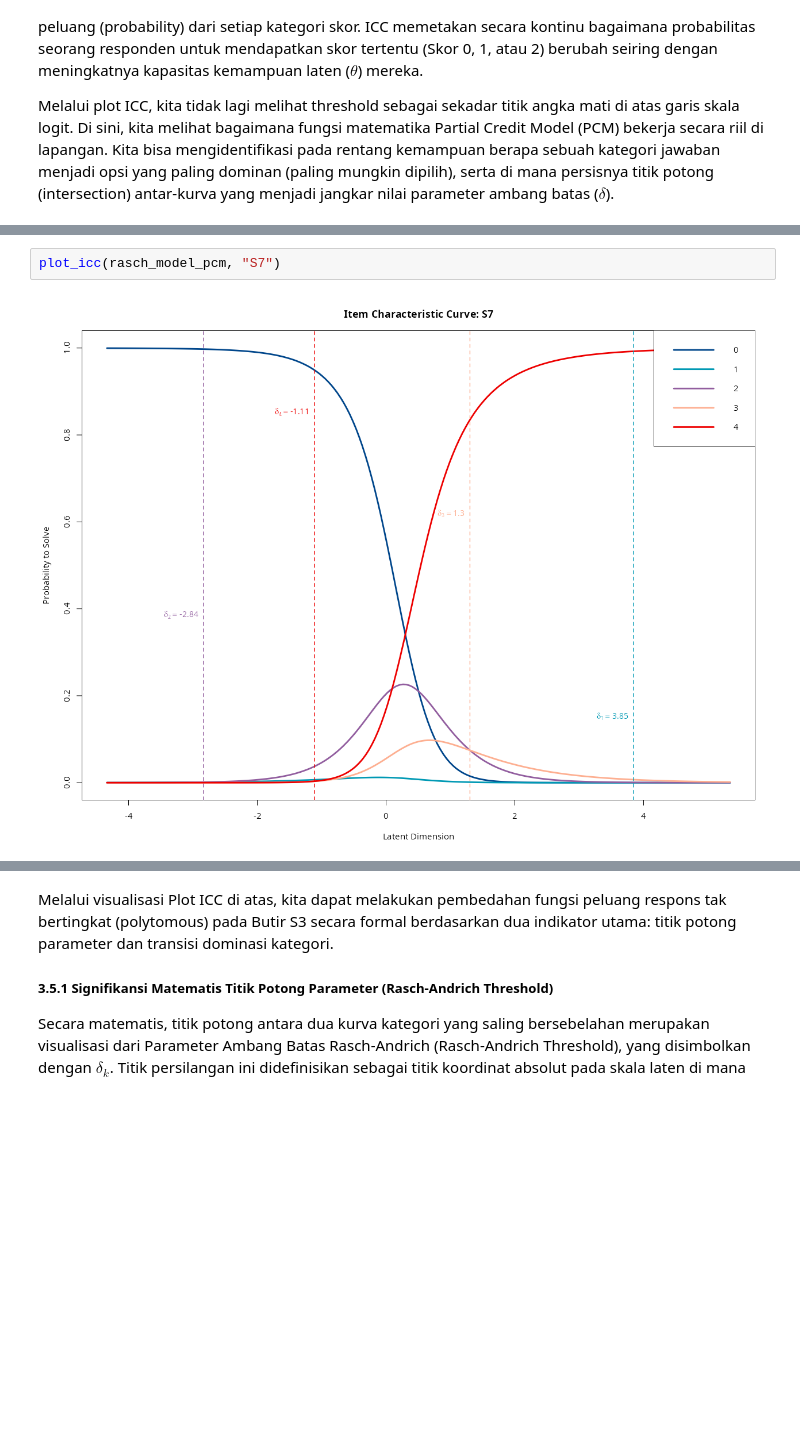
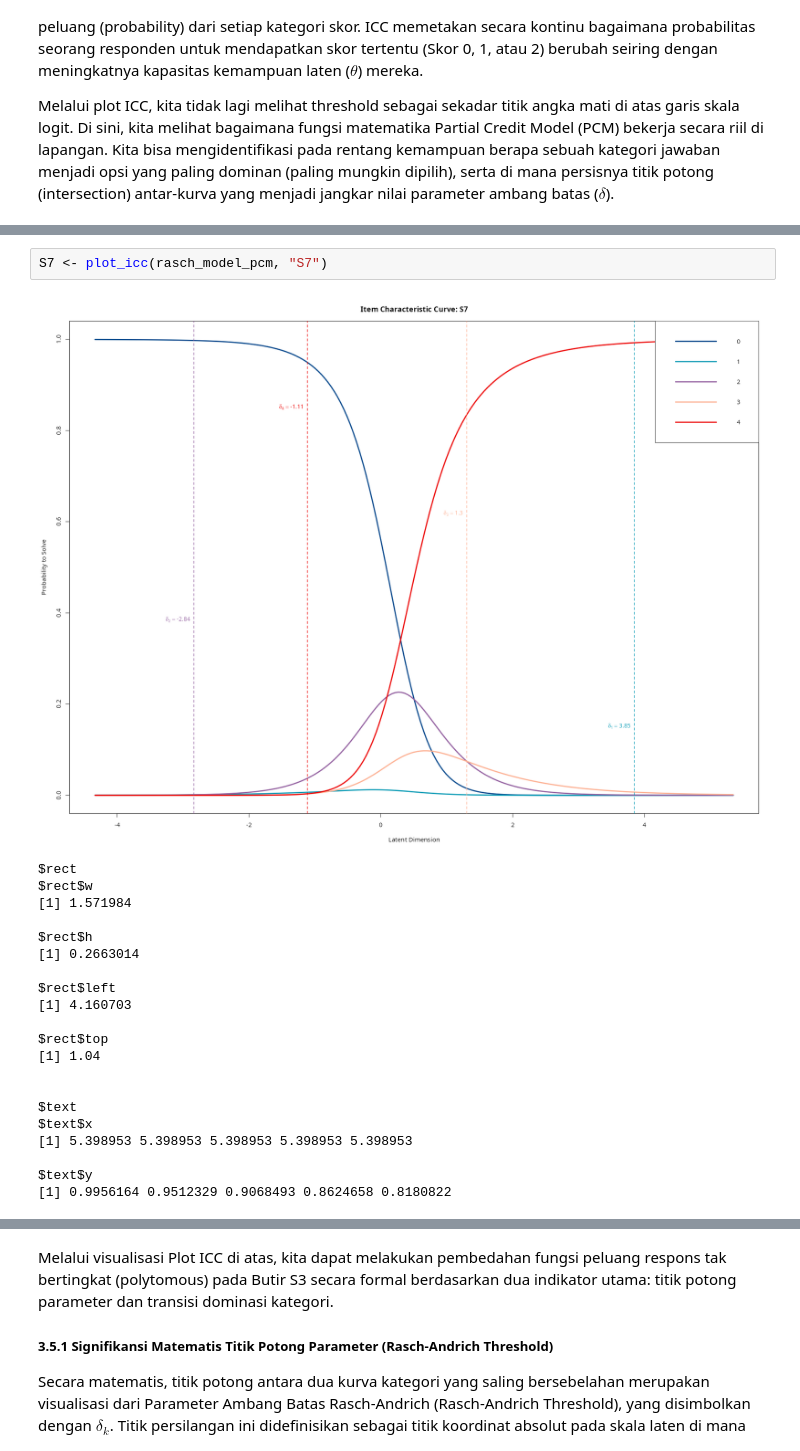
Before and after one commit to oktavianuu/the-curious-analyst, a Jupyter notebook: dea/analisis_eRm/rasch_eRm.ipynb, the cells around one changed output, grey strips where cells are left out. Cells and saved outputs as stored; diff of their text form; blank space fills up the shorter version.

```diff
--- a/dea/analisis_eRm/rasch_eRm.ipynb
+++ b/dea/analisis_eRm/rasch_eRm.ipynb
@@ -600,4 +552,24 @@ plot_icc(rasch_model_pcm, "S3")
 # %%
-plot_icc(rasch_model_pcm, "S7")
+S7 <- plot_icc(rasch_model_pcm, "S7")
 # %% [output]
-[figure, old version]
+[figure, new version]
+$rect
+$rect$w
+[1] 1.571984
+
+$rect$h
+[1] 0.2663014
+
+$rect$left
+[1] 4.160703
+
+$rect$top
+[1] 1.04
+
+
+$text
+$text$x
+[1] 5.398953 5.398953 5.398953 5.398953 5.398953
+
+$text$y
+[1] 0.9956164 0.9512329 0.9068493 0.8624658 0.8180822
```
Also changed, not shown: parts of 15 cells of this notebook, 33 other files.
